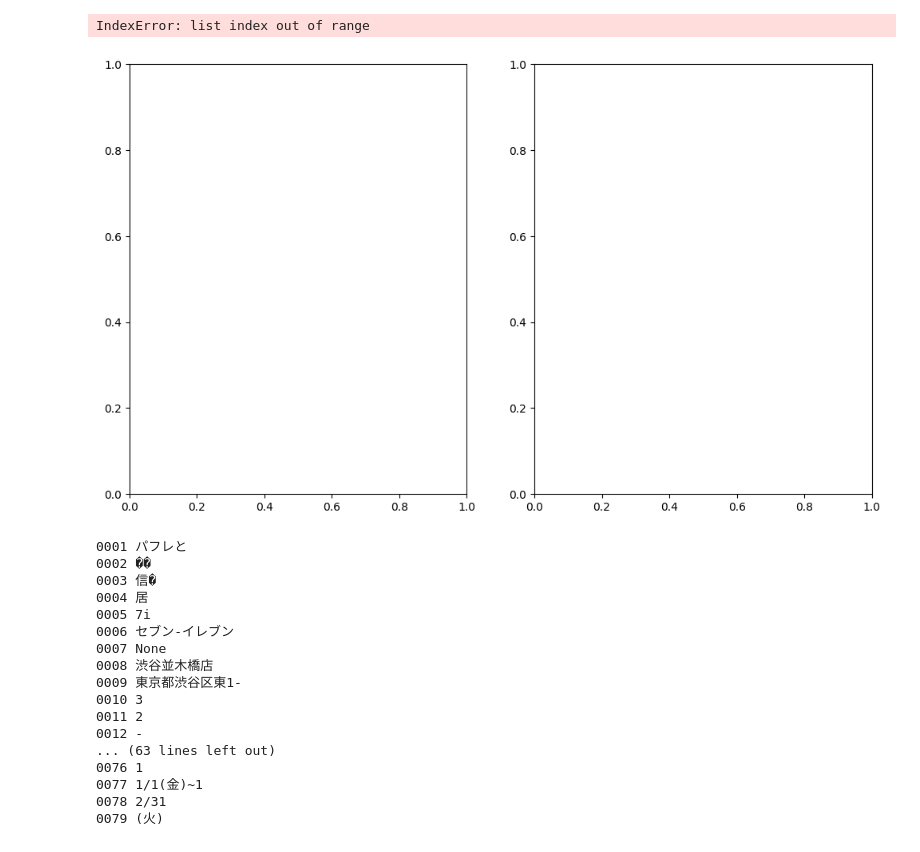
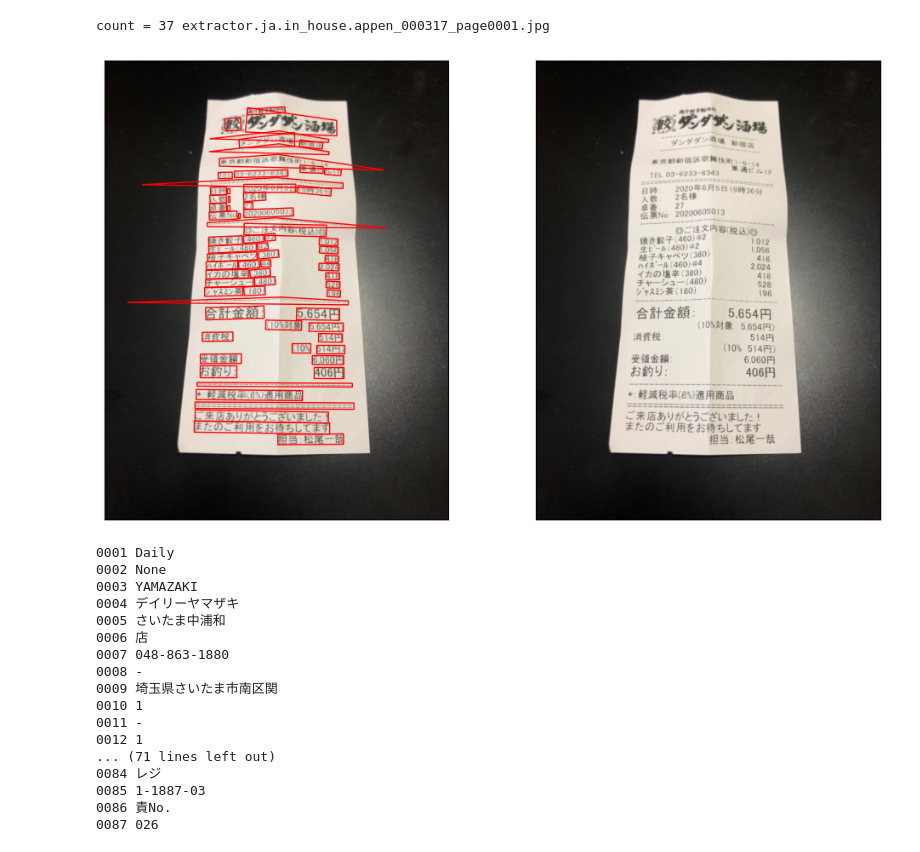
Before and after one commit to sejongmin/level2-cv-datacentric-cv-16, a Jupyter notebook: check_bbox.ipynb, the cells around one changed output. Cells and saved outputs as stored; diff of their text form; code cells hidden in the pictures.

```diff
--- a/check_bbox.ipynb
+++ b/check_bbox.ipynb
@@ -15,53 +15,59 @@ nation_dict = {
     'ja': 'japanese_receipt',
 }
 # %%
-with open(os.path.join(os.path.join('./code/data', nation_dict[want]),'ufo/train.json')) as f:
+with open(os.path.join(os.path.join('./data', nation_dict[want]),'ufo/train.json')) as f:
     json_data=json.load(f)['images']
 # print(json_data.keys())
-img_names = list(json_data.keys())
+img_names = sorted(list(json_data.keys()))
 # len(img_names)
 # %%
-i=22
+i=37
 # %%
 fig, ax = plt.subplots(1,2,figsize=(12,7))
-print('i =',i,img_names[i])
-ax[0].imshow(Image.open(os.path.join(os.path.join(os.path.join('./code/data', nation_dict[want]), 'img/train'), img_names[i])))
-ax[1].imshow(Image.open(os.path.join(os.path.join(os.path.join('./code/data', nation_dict[want]), 'img/train'), img_names[i])))
+print('count =',i,img_names[i])
+ax[0].imshow(Image.open(os.path.join(os.path.join(os.path.join('./data', nation_dict[want]), 'img/train'), img_names[i])))
+ax[1].imshow(Image.open(os.path.join(os.path.join(os.path.join('./data', nation_dict[want]), 'img/train'), img_names[i])))
 for num in json_data[img_names[i]]['words'].keys():
     points = json_data[img_names[i]]['words'][num]['points']
     x1, y1 = points[0]
     x2, y2 = points[2]
-    rect = patches.Rectangle((x1, y1), x2-x1, y2-y1, linewidth=1, edgecolor='r', facecolor='none')
-    ax[0].add_patch(rect)
+    # rect = patches.Rectangle((x1, y1), x2-x1, y2-y1, linewidth=1, edgecolor='r', facecolor='none')
+    poly = patches.Polygon(points, linewidth=1, edgecolor='r', facecolor='none')
+    ax[0].add_patch(poly)
 ax[0].set_xticks([])
 ax[0].set_yticks([])
 ax[1].set_xticks([])
 ax[1].set_yticks([])
 plt.show()
 i+=1
 # %% [output]
-IndexError: list index out of range
+count = 37 extractor.ja.in_house.appen_000317_page0001.jpg
-[figure, old version]
+[figure, new version]
 # %%
+찾는거 = None
+
 for num in list(json_data[img_names[i-1]]['words']):
     tmp = json_data[img_names[i-1]]['words'][num]['transcription']
     print(num, tmp)
+    if tmp and 찾는거:
+        if 찾는거 in tmp:
+            break
 # %% [output]
-0001 パフレと
-0002 ��
-0003 信�
-0004 居
-0005 7i
-0006 セブン-イレブン
-0007 None
-0008 渋谷並木橋店
-0009 東京都渋谷区東1-
-0010 3
-0011 2
-0012 -
-... (63 lines left out)
-0076 1
-0077 1/1(金)~1
-0078 2/31
-0079 (火)
+0001 Daily
+0002 None
+0003 YAMAZAKI
+0004 デイリーヤマザキ
+0005 さいたま中浦和
+0006 店
+0007 048-863-1880
+0008 -
+0009 埼玉県さいたま市南区関
+0010 1
+0011 -
+0012 1
+... (71 lines left out)
+0084 レジ
+0085 1-1887-03
+0086 責No.
+0087 026
 # %%
```
Also changed, not shown: parts of 1 cell of this notebook.
